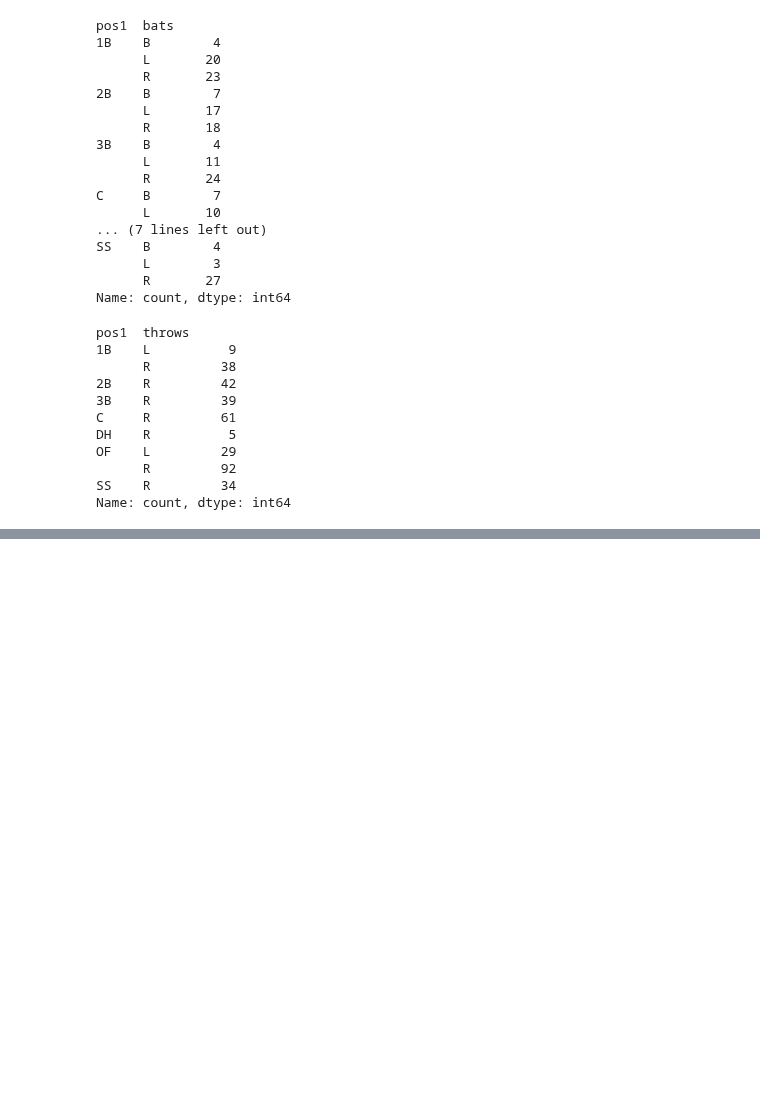
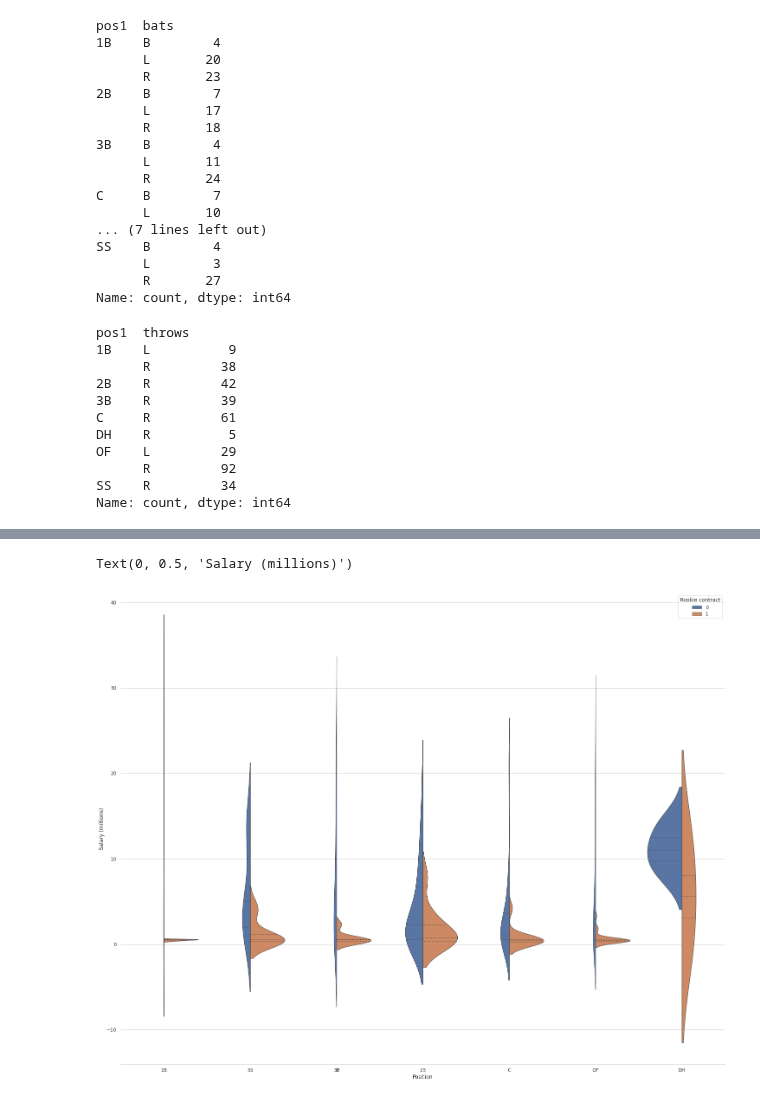
Before and after one commit to mnocerino23/MLB-Salary-Regressions, a Jupyter notebook: MLB_salaries_positionplayers_cleaned.ipynb, the cells around one changed output, grey strips where cells are left out. Cells and saved outputs as stored; diff of their text form; code cells hidden in the pictures; blank space fills up the shorter version.

```diff
--- a/MLB_salaries_positionplayers_cleaned.ipynb
+++ b/MLB_salaries_positionplayers_cleaned.ipynb
@@ -391,3 +410,15 @@ plt.axvline(x=25)
+# %%
+sns.set_theme(style= "whitegrid")
+ax = sns.violinplot(x = stats['pos1'], y = stats['salary'], hue = stats['Rookie contract'],
+                    split = True, inner = 'quart', linewidth = 1)
+sns.despine(left = True)
+sns.set(rc = {'figure.figsize':(7,7)})
+
+ax.set_xlabel('Position')
+ax.set_ylabel('Salary (millions)')
+# %% [output]
+Text(0, 0.5, 'Salary (millions)')
+[figure, added]
 # %%
 stats_numeric = stats.drop(['name', 'bats', 'throws', 'teamID','pos1'], axis = 1, inplace = False)
 # %%
```
Also changed, not shown: parts of 9 cells of this notebook.
